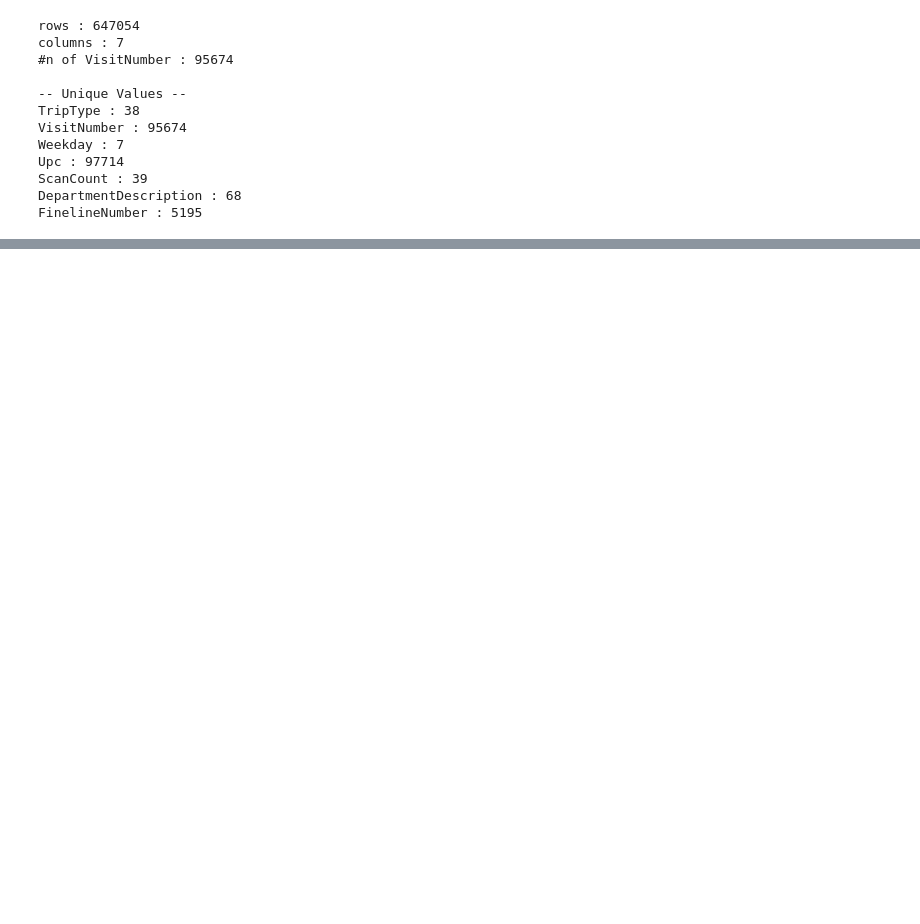
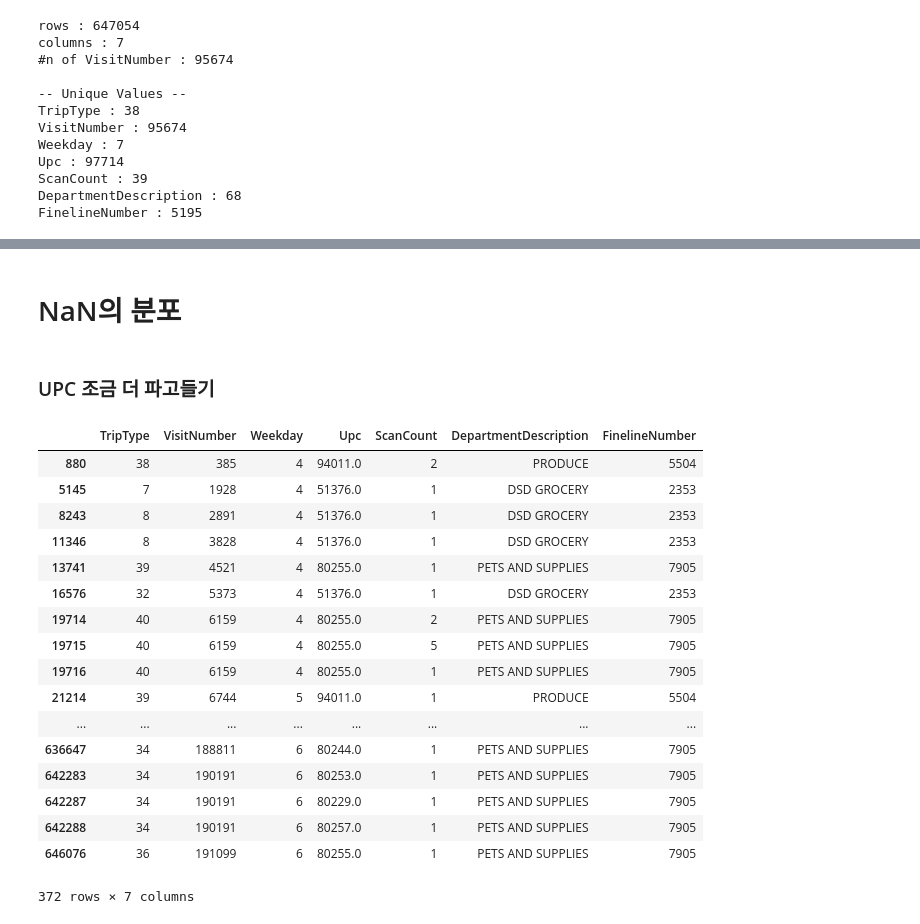
Before and after one commit to iayrots/dss7_SWYA_walmart, a Jupyter notebook: wy/01_EDA_wy.ipynb, the cells around one changed output, grey strips where cells are left out. Cells and saved outputs as stored; diff of their text form; code cells hidden in the pictures; blank space fills up the shorter version.

```diff
--- a/wy/01_EDA_wy.ipynb
+++ b/wy/01_EDA_wy.ipynb
@@ -147,0 +182,27 @@ plt.show()
+# %% [markdown]
+# NaN의 분포
+# %% [markdown]
+### UPC 조금 더 파고들기
+# %%
+train['Upc'] = train['Upc'].astype('float64')
+# %%
+train[(train['Upc'] < 100000) & (train['Upc'] > 10000)]
+# %% [output]
+|  | TripType | VisitNumber | Weekday | Upc | ScanCount | DepartmentDescription | FinelineNumber |
+| 880 | 38 | 385 | 4 | 94011.0 | 2 | PRODUCE | 5504 |
+| 5145 | 7 | 1928 | 4 | 51376.0 | 1 | DSD GROCERY | 2353 |
+| 8243 | 8 | 2891 | 4 | 51376.0 | 1 | DSD GROCERY | 2353 |
+| 11346 | 8 | 3828 | 4 | 51376.0 | 1 | DSD GROCERY | 2353 |
+| 13741 | 39 | 4521 | 4 | 80255.0 | 1 | PETS AND SUPPLIES | 7905 |
+| 16576 | 32 | 5373 | 4 | 51376.0 | 1 | DSD GROCERY | 2353 |
+| 19714 | 40 | 6159 | 4 | 80255.0 | 2 | PETS AND SUPPLIES | 7905 |
+| 19715 | 40 | 6159 | 4 | 80255.0 | 5 | PETS AND SUPPLIES | 7905 |
+| 19716 | 40 | 6159 | 4 | 80255.0 | 1 | PETS AND SUPPLIES | 7905 |
+| 21214 | 39 | 6744 | 5 | 94011.0 | 1 | PRODUCE | 5504 |
+| ... | ... | ... | ... | ... | ... | ... | ... |
+| 636647 | 34 | 188811 | 6 | 80244.0 | 1 | PETS AND SUPPLIES | 7905 |
+| 642283 | 34 | 190191 | 6 | 80253.0 | 1 | PETS AND SUPPLIES | 7905 |
+| 642287 | 34 | 190191 | 6 | 80229.0 | 1 | PETS AND SUPPLIES | 7905 |
+| 642288 | 34 | 190191 | 6 | 80257.0 | 1 | PETS AND SUPPLIES | 7905 |
+| 646076 | 36 | 191099 | 6 | 80255.0 | 1 | PETS AND SUPPLIES | 7905 |
+372 rows × 7 columns
```
Also changed, not shown: parts of 21 cells of this notebook, 2 other files.
